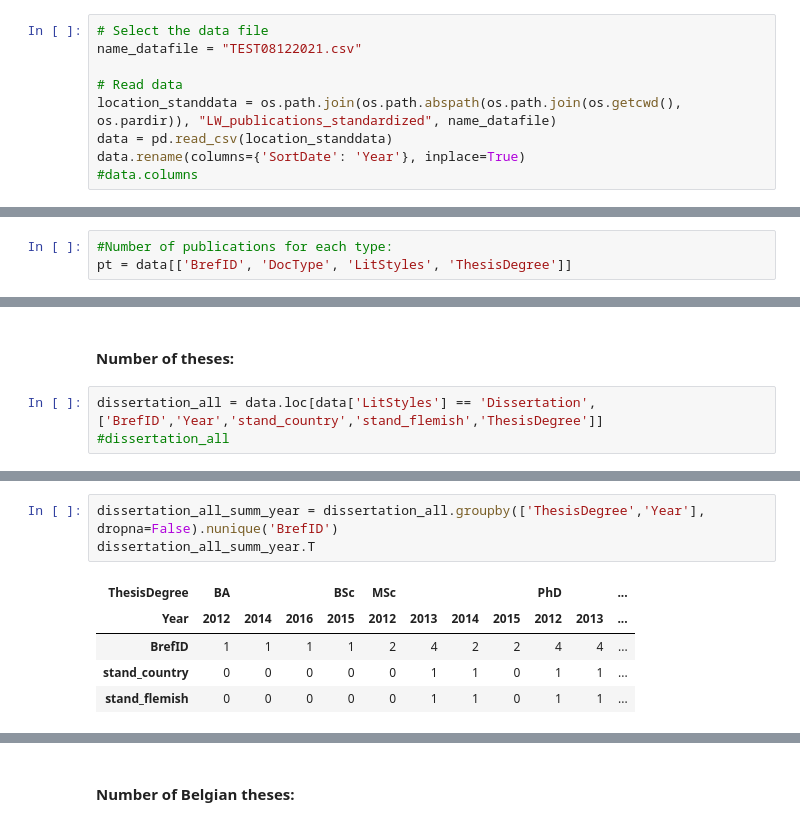
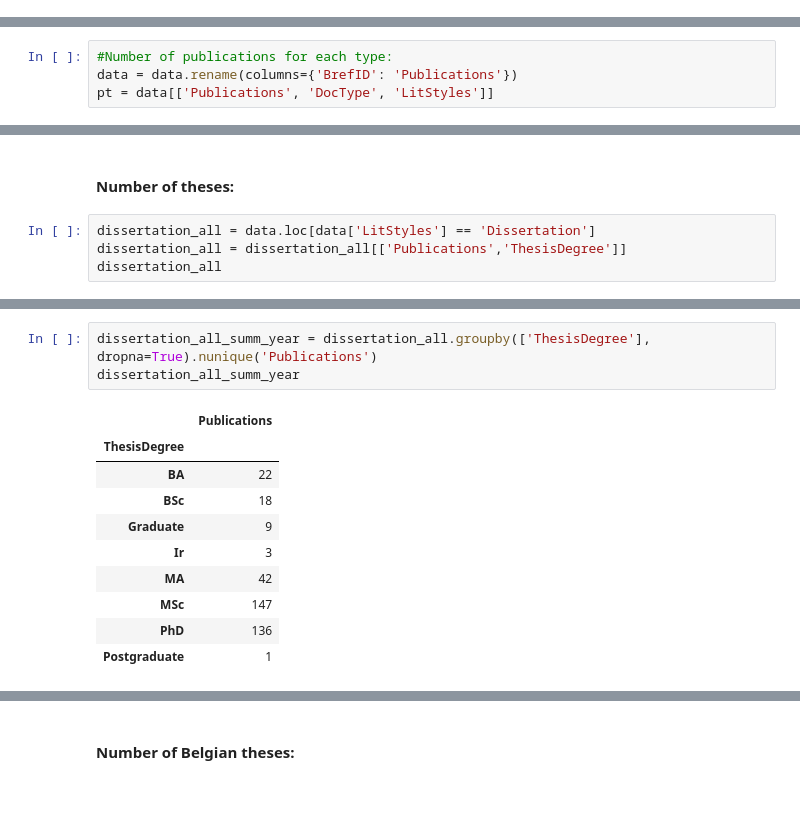
Before and after one commit to lifewatch/user-analysis, a Jupyter notebook: notebooks/Publication Types.ipynb, the cells around one changed output, grey strips where cells are left out. Drawn from its saved outputs; the diff is of its cells as text; blank space fills up the shorter version.

```diff
--- a/notebooks/Publication Types.ipynb
+++ b/notebooks/Publication Types.ipynb
@@ -17,9 +8,0 @@ import matplotlib.pyplot as plt
-# %%
-# Select the data file
-name_datafile = "TEST08122021.csv"
-
-# Read data
-location_standdata = os.path.join(os.path.abspath(os.path.join(os.getcwd(), os.pardir)), "LW_publications_standardized", name_datafile)
-data = pd.read_csv(location_standdata)
-data.rename(columns={'SortDate': 'Year'}, inplace=True)
-#data.columns
@@ -27,5 +47,6 @@ data.rename(columns={'SortDate': 'Year'}, inplace=True)
 #### Number of publications for each publication type:
 # %%
 #Number of publications for each type:
-pt = data[['BrefID', 'DocType', 'LitStyles', 'ThesisDegree']]
+data = data.rename(columns={'BrefID': 'Publications'})
+pt = data[['Publications', 'DocType', 'LitStyles']]
 # %%
@@ -59,5 +81,6 @@ pt_summ.plot.barh(x='DocType', y='BrefID').legend(loc='lower right')
 # %% [markdown]
 #### Number of theses:
 # %%
-dissertation_all = data.loc[data['LitStyles'] == 'Dissertation', ['BrefID','Year','stand_country','stand_flemish','ThesisDegree']]
-#dissertation_all
+dissertation_all = data.loc[data['LitStyles'] == 'Dissertation']
+dissertation_all = dissertation_all[['Publications','ThesisDegree']]
+dissertation_all
@@ -64,9 +101,14 @@ dissertation_all = data.loc[data['LitStyles'] == 'Dissertation', ['BrefID','Year
 # %%
-dissertation_all_summ_year = dissertation_all.groupby(['ThesisDegree','Year'], dropna=False).nunique('BrefID')
-dissertation_all_summ_year.T
+dissertation_all_summ_year = dissertation_all.groupby(['ThesisDegree'], dropna=True).nunique('Publications')
+dissertation_all_summ_year
 # %% [output]
-| ThesisDegree | BA |  |  | BSc | MSc |  |  |  | PhD |  | ... |
-| Year | 2012 | 2014 | 2016 | 2015 | 2012 | 2013 | 2014 | 2015 | 2012 | 2013 | ... |
-| BrefID | 1 | 1 | 1 | 1 | 2 | 4 | 2 | 2 | 4 | 4 | ... |
-| stand_country | 0 | 0 | 0 | 0 | 0 | 1 | 1 | 0 | 1 | 1 | ... |
-| stand_flemish | 0 | 0 | 0 | 0 | 0 | 1 | 1 | 0 | 1 | 1 | ... |
+|  | Publications |
+| ThesisDegree |  |
+| BA | 22 |
+| BSc | 18 |
+| Graduate | 9 |
+| Ir | 3 |
+| MA | 42 |
+| MSc | 147 |
+| PhD | 136 |
+| Postgraduate | 1 |
```
Also changed, not shown: parts of 15 cells of this notebook, 3 other files.
